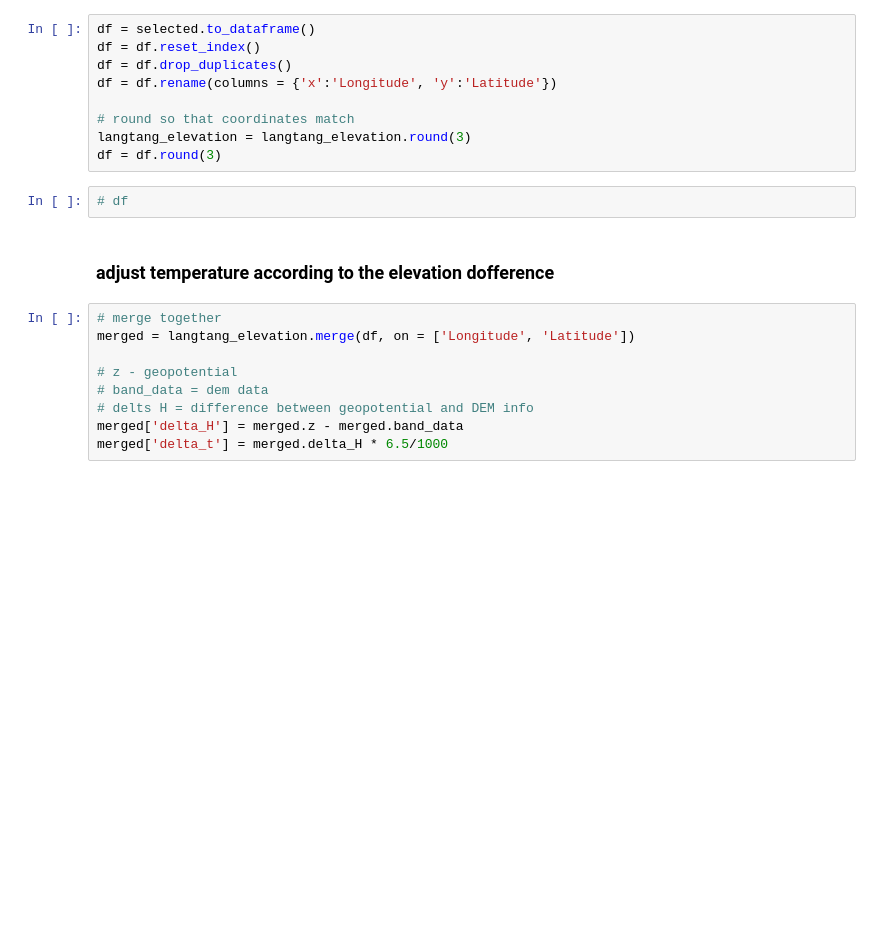
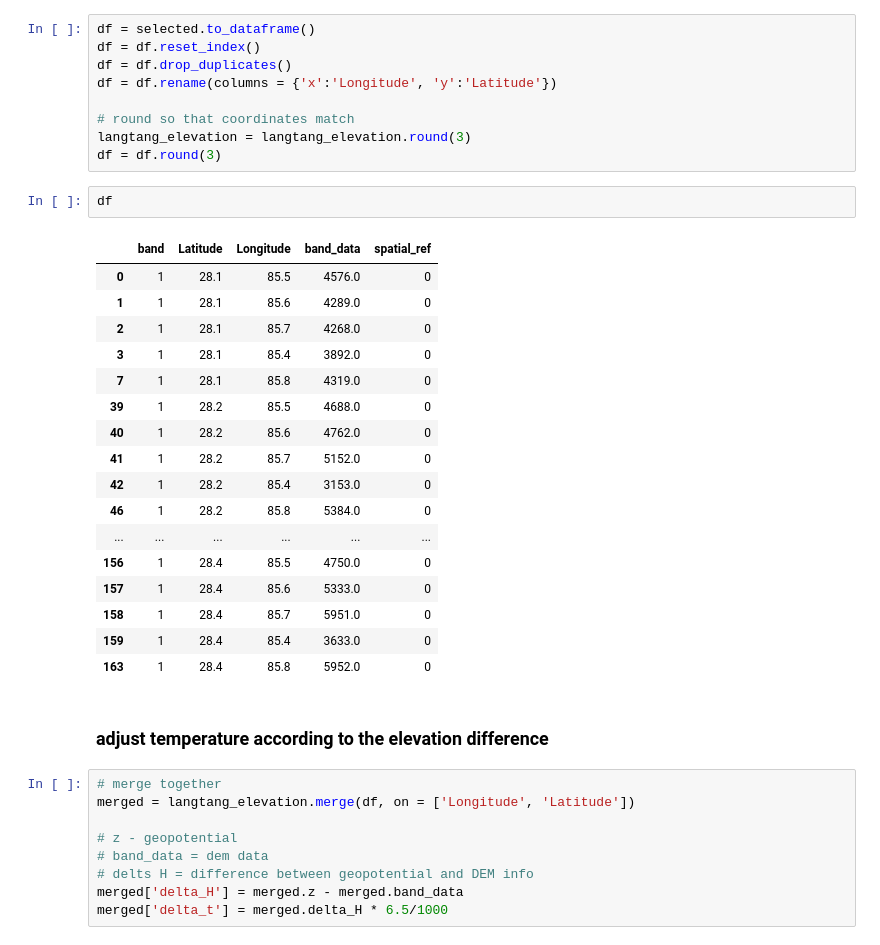
Before and after one commit to varyabazilova/sedcas_sediments_hma, a Jupyter notebook: downscaling_simple/downscaling_spatial_mean.ipynb, the cells around one changed output. Saved outputs shown, nothing was run; the diff lists cells and outputs as text; blank space fills up the shorter version.

```diff
--- a/downscaling_simple/downscaling_spatial_mean.ipynb
+++ b/downscaling_simple/downscaling_spatial_mean.ipynb
@@ -97,9 +97,27 @@ df = df.rename(columns = {'x':'Longitude', 'y':'Latitude'})
 langtang_elevation = langtang_elevation.round(3)
 df = df.round(3)
 # %%
-# df
+df
+# %% [output]
+|  | band | Latitude | Longitude | band_data | spatial_ref |
+| 0 | 1 | 28.1 | 85.5 | 4576.0 | 0 |
+| 1 | 1 | 28.1 | 85.6 | 4289.0 | 0 |
+| 2 | 1 | 28.1 | 85.7 | 4268.0 | 0 |
+| 3 | 1 | 28.1 | 85.4 | 3892.0 | 0 |
+| 7 | 1 | 28.1 | 85.8 | 4319.0 | 0 |
+| 39 | 1 | 28.2 | 85.5 | 4688.0 | 0 |
+| 40 | 1 | 28.2 | 85.6 | 4762.0 | 0 |
+| 41 | 1 | 28.2 | 85.7 | 5152.0 | 0 |
+| 42 | 1 | 28.2 | 85.4 | 3153.0 | 0 |
+| 46 | 1 | 28.2 | 85.8 | 5384.0 | 0 |
+| ... | ... | ... | ... | ... | ... |
+| 156 | 1 | 28.4 | 85.5 | 4750.0 | 0 |
+| 157 | 1 | 28.4 | 85.6 | 5333.0 | 0 |
+| 158 | 1 | 28.4 | 85.7 | 5951.0 | 0 |
+| 159 | 1 | 28.4 | 85.4 | 3633.0 | 0 |
+| 163 | 1 | 28.4 | 85.8 | 5952.0 | 0 |
 # %% [markdown]
-### adjust temperature according to the elevation dofference
+### adjust temperature according to the elevation difference
 # %%
 # merge together
 merged = langtang_elevation.merge(df, on = ['Longitude', 'Latitude'])
```
Also changed, not shown: 2 other files.
